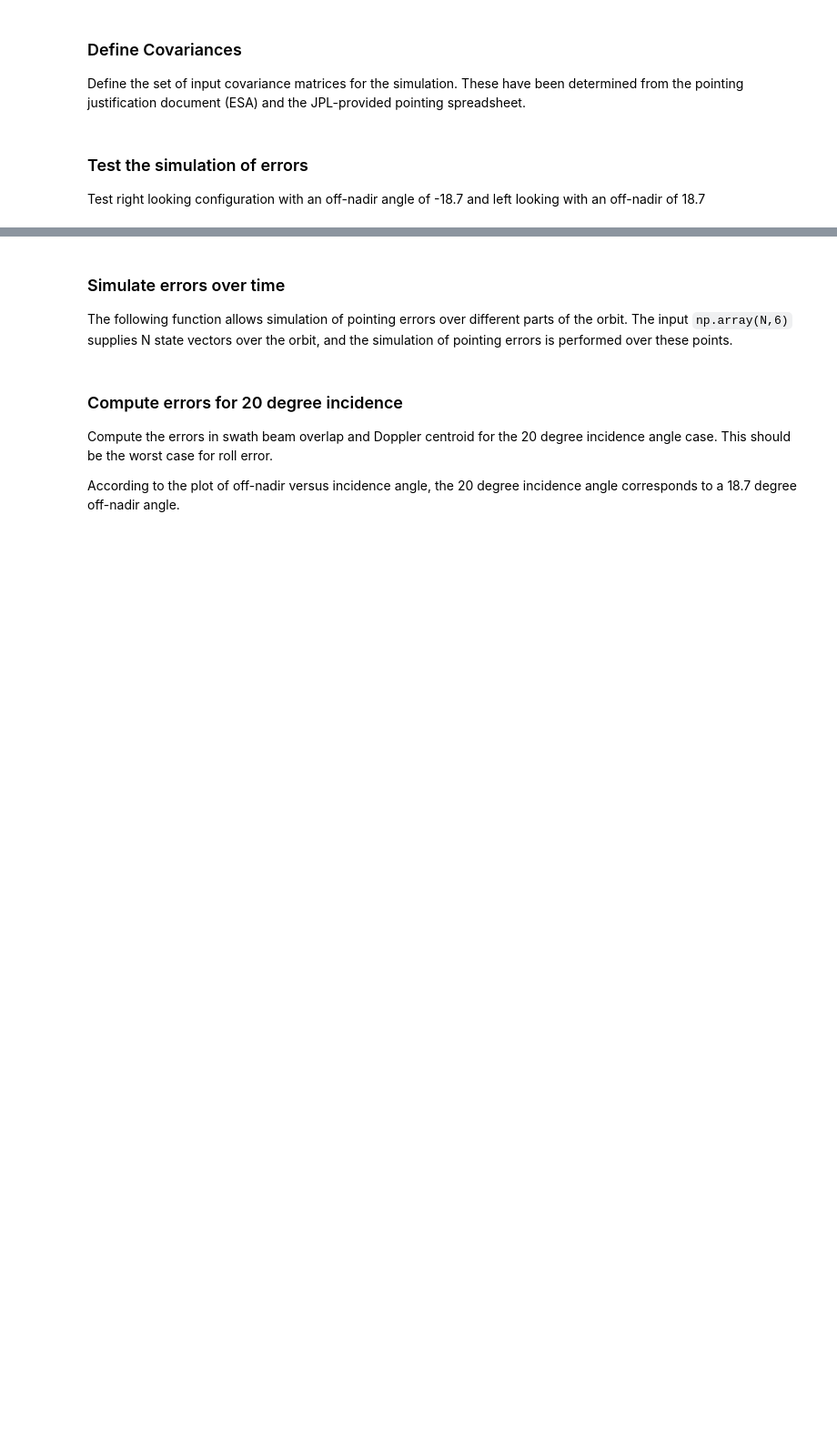
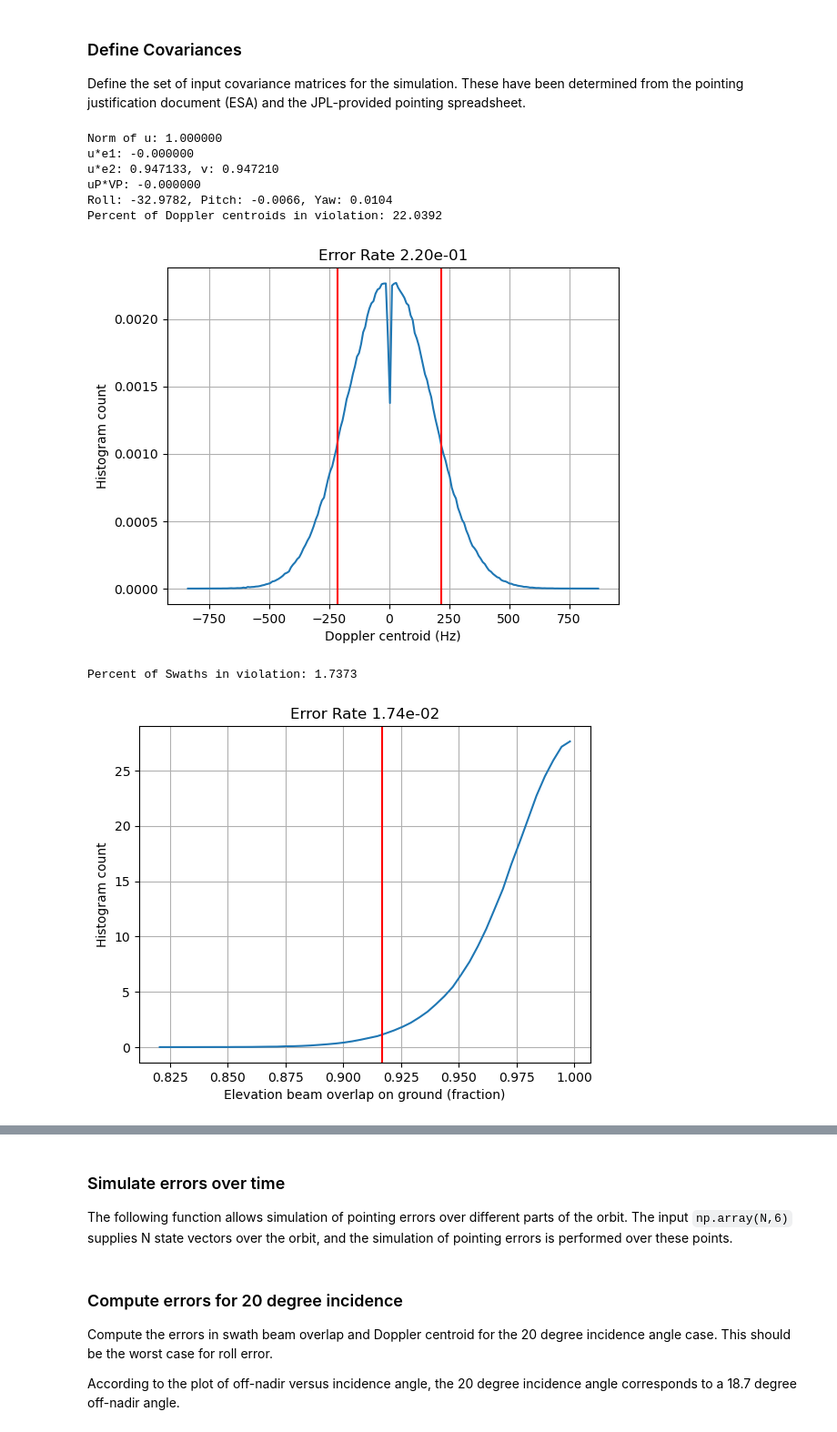
Before and after one commit to sikaneta/sarsim, a Jupyter notebook: radar/orbit/vensar_testsFixedJPLInputRequirement.ipynb, the cells around one changed output, grey strips where cells are left out. Shown at 91% size. Drawn from its saved outputs; the diff is of its cells as text; code cells hidden in the pictures; blank space fills up the shorter version.

```diff
--- a/radar/orbit/vensar_testsFixedJPLInputRequirement.ipynb
+++ b/radar/orbit/vensar_testsFixedJPLInputRequirement.ipynb
@@ -50,41 +56,56 @@ Define the set of input covariance matrices for the simulation. These have been
 # %%
 """ Define the covariances """
 covariances = {
+    "description": "Covariance matrix errors for JPL spreadsheet data.",
     "spacecraft": {
         "description": "Errors in the orientation of the spacecraft.",
         "referenceVariables": "RollPitchYaw",
         "units": "radians",
-        "R": ((0*np.diag([8.2e-3, 0.93e-3, 0.93e-3])/2)**2).tolist()
+        #"R": ((np.diag([8.2e-3, 0.93e-3, 0.93e-3])/2)**2).tolist()
+        "R": ((np.diag([4.2e-3, 0.0e-3, 0.0e-3])/2)**2).tolist()
         },
     "instrument": {
         "description": """Errors in the pointing of the antenna. From JPL
                           spreadsheet cells 'SAR APE Pointing Budget'!D34:36
                           These are Allocation values and do not include a 20%
                           margin.""",
         "referenceVariables": "AzimuthElevationTilt",
         "units": "radians",
-        "R": ((0*np.diag([0.65e-3, 4.50e-3, 0.52e-3])/2)**2).tolist()
+        "R": ((np.diag([0.65e-3, 4.50e-3, 0.52e-3])/2)**2).tolist()
         },
     "orbitVelocity": {
         "description": "Errors in the orbit velocity vector",
         "referenceVariables": "VxVyVz",
         "units": "m/s",
-        "R": ((0*np.diag([0.4, 0.4, 0.4])/2)**2).tolist()
+        "R": ((np.diag([0.4, 0.4, 0.4])/2)**2).tolist()
         },
     "orbitAlongTrack": {
         "description": "Error in the orbit time (error in orbit angle)",
         "referenceVariables": "t",
         "units": "s",
-        "R": (4.3/2)**2
+        "R": (2.0/2)**2
         },
     "orbitAcrossTrack": {
         "description": "Error in the orbit across track position (orbit tube)",
         "referenceVariables": "dX",
         "units": "m",
-        "R": (0*np.diag([(600/2)**2, (850/2)**2])).tolist()
+        "R": (np.diag([(600/2)**2, (850/2)**2])).tolist()
         }
     }
+
+res = eSim.simulateError(mysvs[0],
+                         off_nadir,
+                         covariances,
+                         dopErrThreshold = 1/12,
+                         eleErrThreshold = 1/12,
+                         loglevel=3)
+# %% [output]
+Norm of u: 1.000000
+u*e1: -0.000000
+u*e2: 0.947133, v: 0.947210
+uP*VP: -0.000000
+Roll: -32.9782, Pitch: -0.0066, Yaw: 0.0104
+Percent of Doppler centroids in violation: 22.0392
+[figure, added]
+Percent of Swaths in violation: 1.7373
+[figure, added]
-# %% [markdown]
-### Test the simulation of errors
-
-Test right looking configuration with an off-nadir angle of -18.7 and left looking with an off-nadir of 18.7
```
Also changed, not shown: parts of 7 cells of this notebook, 9 other files.
